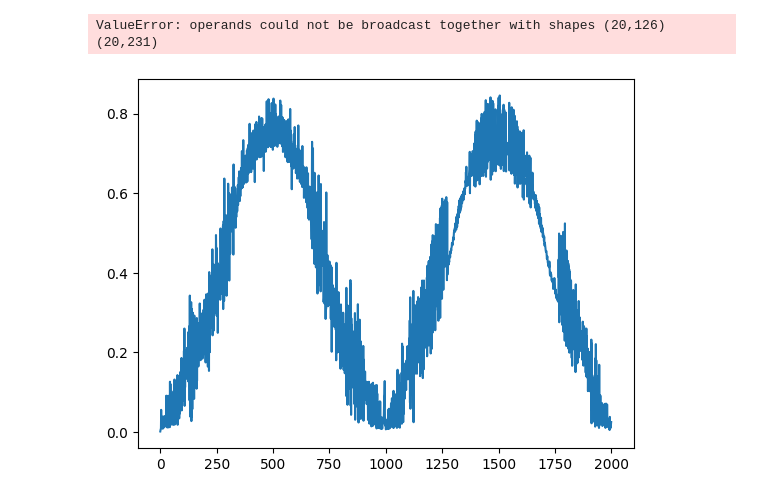
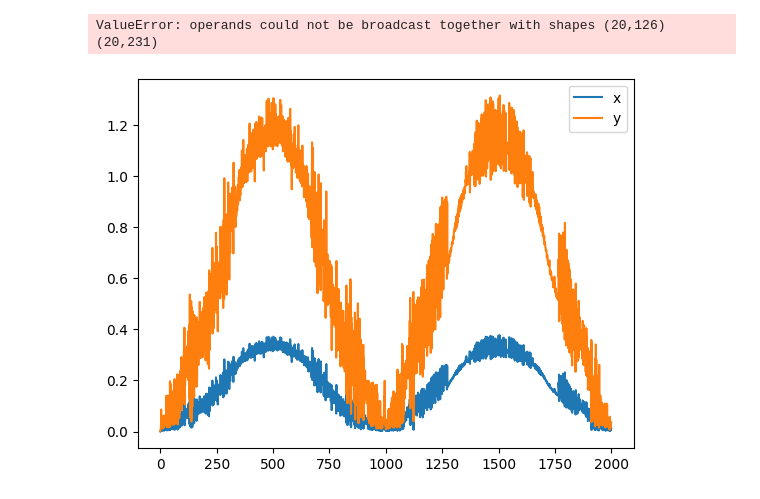
Before and after one commit to andinoboerst/FEMIN_adaptation, a Jupyter notebook: workspace/predictor_error.ipynb, the cells around one changed output. Drawn from its saved outputs; the diff is of its cells as text; code cells hidden in the pictures.

```diff
--- a/workspace/predictor_error.ipynb
+++ b/workspace/predictor_error.ipynb
@@ -41,8 +41,12 @@ create_mesh_animation(mesh_pred, u_tensor_pred[:, :, 1] - u_tensor_real[:, botto
 ValueError: operands could not be broadcast together with shapes (20,126) (20,231)
 # %%
 error_mean = [abs(e).mean() for e in error]
+error_mean_x = [abs(e[::2]).mean() for e in error]
+error_mean_y = [abs(e[1::2]).mean() for e in error]
 # %%
-plt.plot(error_mean)
+plt.plot(error_mean_x)
+plt.plot(error_mean_y)
+plt.legend(["x", "y"])
 plt.show()
 # %% [output]
-[figure, old version]
+[figure, new version]
```
Also changed, not shown: 5 other files.
